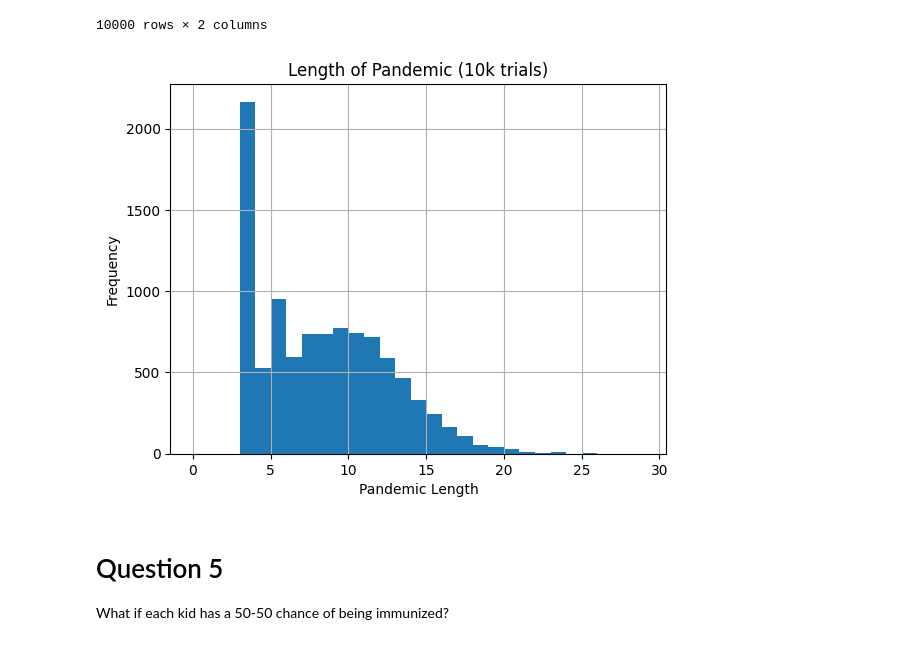
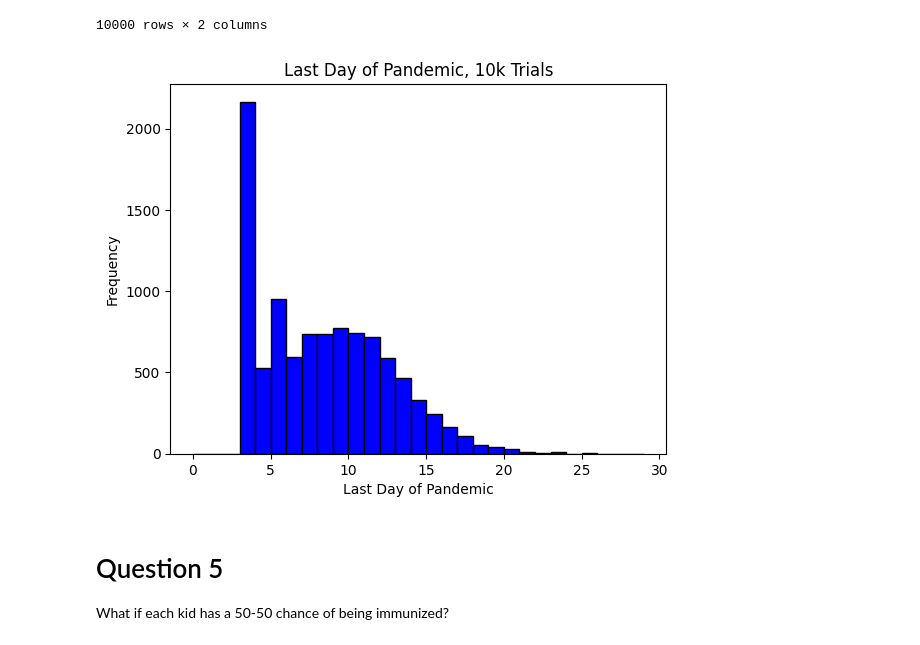
Before and after one commit to chris-messer/Pandemic-Simulation, a Jupyter notebook: src/Analysis.ipynb, the cells around one changed output. Saved outputs shown, nothing was run; the diff lists cells and outputs as text; code cells hidden in the pictures.

```diff
--- a/src/Analysis.ipynb
+++ b/src/Analysis.ipynb
@@ -1,9 +1,12 @@
 # %%
 import os
 import pandas as pd
+import matplotlib.pyplot as plt
 import matplotlib
 import numpy as np
 from scipy.stats import binom, chisquare, chi2, binom
 from generate_data import Controller
 import scipy
 wd = os.path.dirname(os.getcwd())
+current_directory = os.getcwd()
+parent_directory = os.path.dirname(current_directory)
@@ -48,3 +43,18 @@ day_1_observed
 | 5 | 6.0 | 2 | 0.0002 |
 # %% [markdown]
 Now, plot a histogram of the frequencies that the number of infected appears on each day.
+# %%
+day_1_df['infected'] = day_1_df['infected'] -1
+plt.hist(day_1_df['infected'], bins=range(6), range=(1, day_1_df['infected'].max()),color='blue', edgecolor='black')
+
+# Add labels and title
+plt.xlabel('Number of Infected Students')
+plt.ylabel('Frequency')
+plt.title(r'Frequency of Infected Students on $D_1$')
+
+# Show plot
+
+
+file_path = parent_directory + '/figures/q1_hist.png'
+plt.savefig(file_path)
+plt.show()
@@ -282,15 +335,21 @@ pandemic_length
 | 9999 | 10000.0 | 4.0 |
 10000 rows × 2 columns
 # %%
-import matplotlib.pyplot as plt
-plt.hist(pandemic_length['lastDay'], bins=range(30))  # Adjust the bins as needed
-plt.xlabel('Pandemic Length')
+plt.hist(pandemic_length['lastDay'], bins=range(30), range=(3, day_1_df['infected'].max()),color='blue', edgecolor='black')
+
+# Add labels and title
+plt.xlabel('Last Day of Pandemic')
 plt.ylabel('Frequency')
-plt.title('Length of Pandemic (10k trials)')
-plt.grid(True)
-# plt.show()
+plt.title(r'Last Day of Pandemic, 10k Trials')
+
+# Show plot
+
+
+file_path = parent_directory + '/figures/q4b.png'
+plt.savefig(file_path)
+plt.show()
 # %% [output]
-[figure, old version]
+[figure, new version]
 # %% [markdown]
 # Question 5
 What if each kid has a 50-50 chance of being immunized?
```
Also changed, not shown: parts of 33 cells of this notebook.
